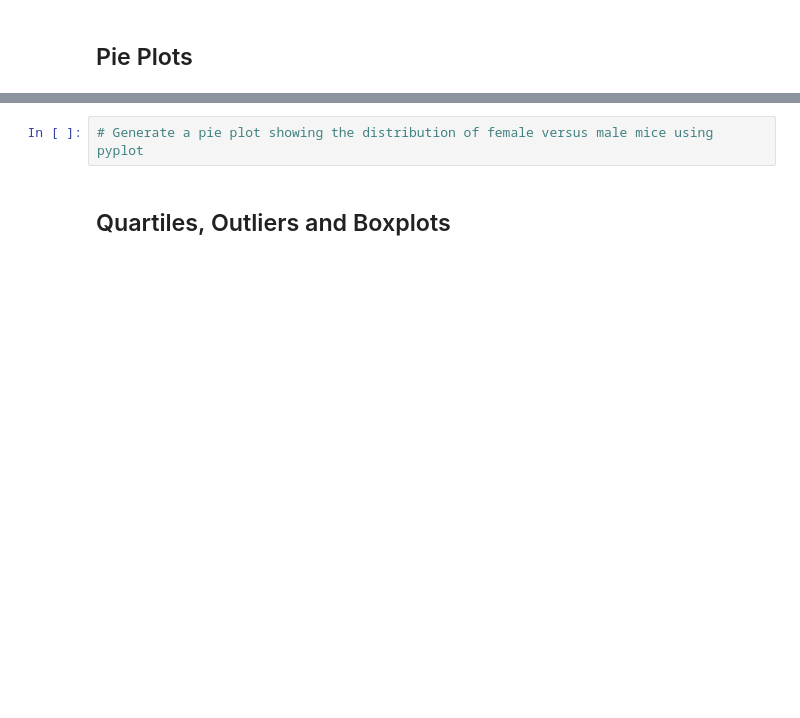
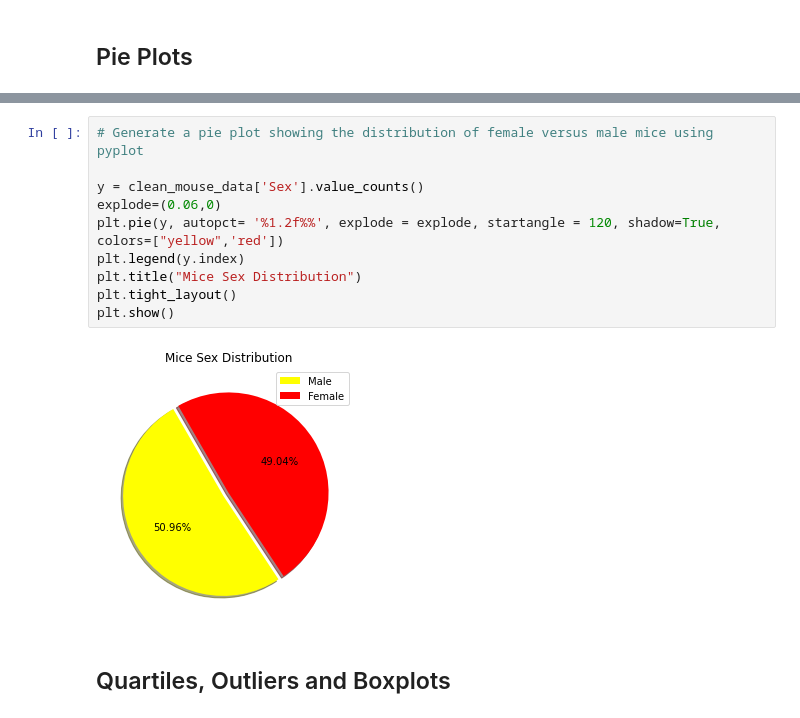
Before and after one commit to kaceejian/Matplotlib-Assignment, a Jupyter notebook: Pymaceuticals/pymaceuticals_starter.ipynb, the cells around one changed output, grey strips where cells are left out. Drawn from its saved outputs; the diff is of its cells as text; blank space fills up the shorter version.

```diff
--- a/Pymaceuticals/pymaceuticals_starter.ipynb
+++ b/Pymaceuticals/pymaceuticals_starter.ipynb
@@ -367,5 +365,15 @@ plt.show()
 # %%
 # Generate a pie plot showing the distribution of female versus male mice using pyplot
+
+y = clean_mouse_data['Sex'].value_counts()
+explode=(0.06,0)
+plt.pie(y, autopct= '%1.2f%%', explode = explode, startangle = 120, shadow=True, colors=["yellow",'red'])
+plt.legend(y.index)
+plt.title("Mice Sex Distribution")
+plt.tight_layout()
+plt.show()
+# %% [output]
+[figure, added]
 # %% [markdown]
 ## Quartiles, Outliers and Boxplots
 # %%
```
Also changed, not shown: parts of 5 cells of this notebook.
